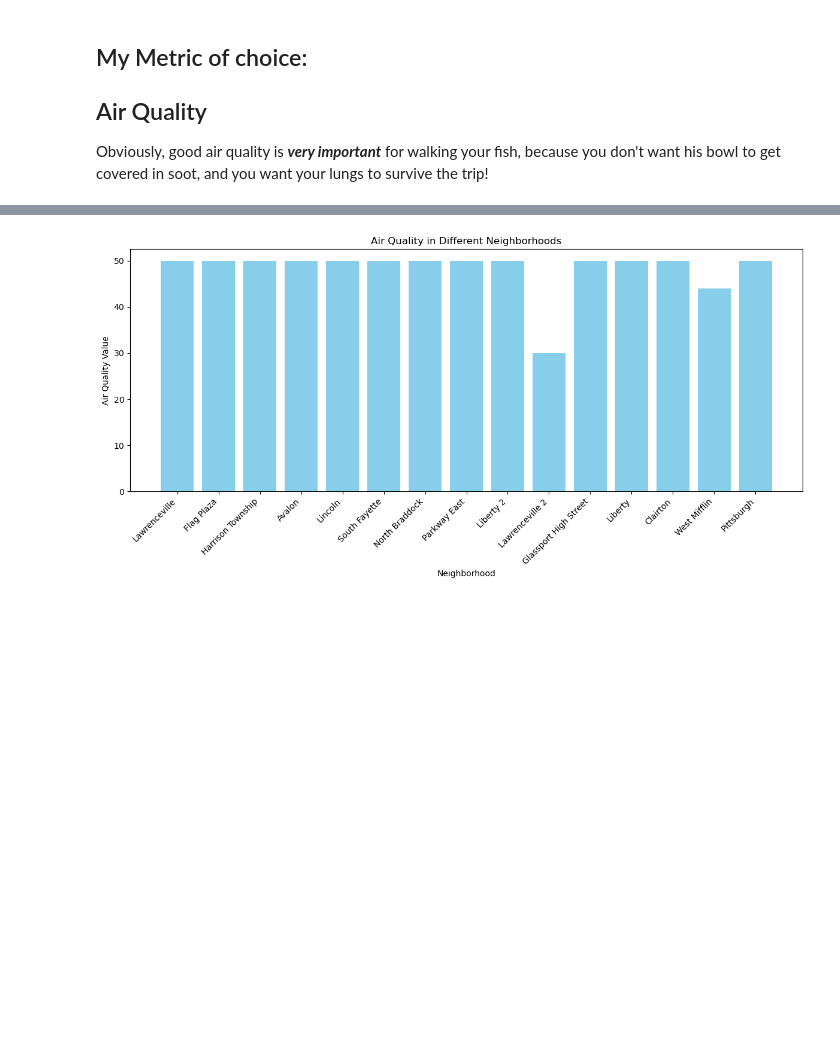
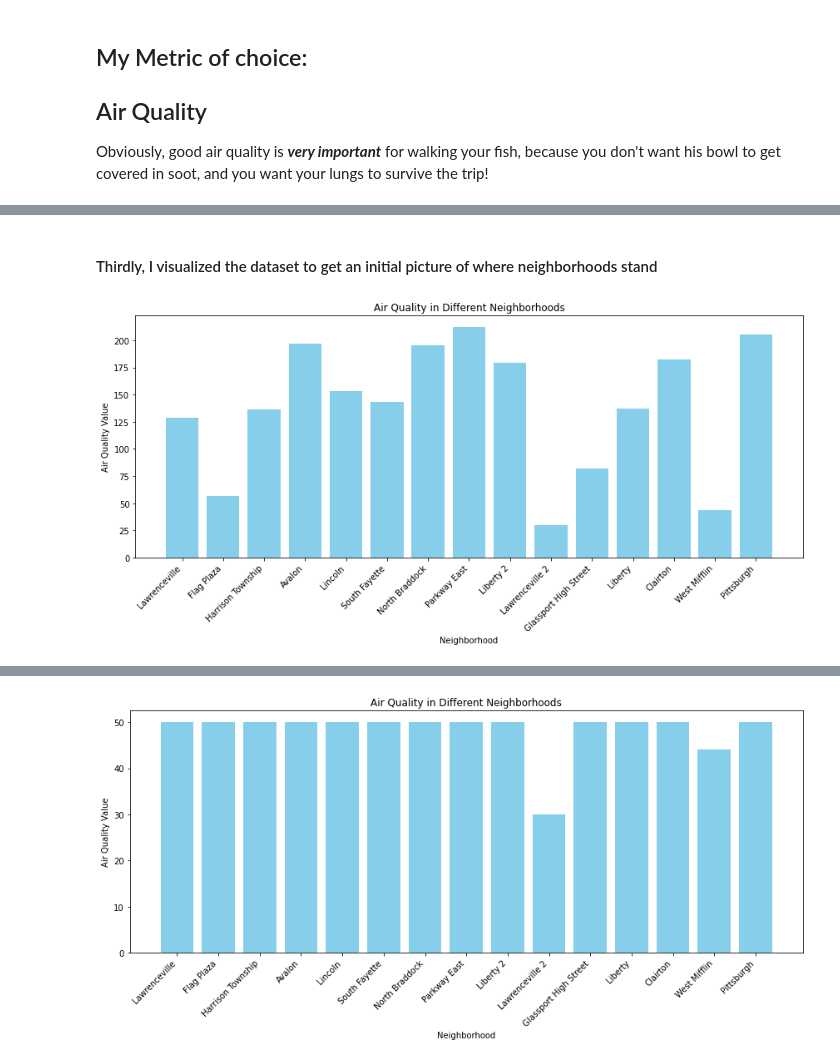
Before and after one commit to andrewnoonan2004/Final-project, a Jupyter notebook: Andrew.ipynb, the cells around one changed output, grey strips where cells are left out. Cells and saved outputs as stored; diff of their text form; code cells hidden in the pictures; blank space fills up the shorter version.

```diff
--- a/Andrew.ipynb
+++ b/Andrew.ipynb
@@ -5,0 +33,14 @@ Obviously, good air quality is ***very important*** for walking your fish, becau
+# %% [markdown]
+#### Thirdly, I visualized the dataset to get an initial picture of where neighborhoods stand
+# %%
+plt.figure(figsize=(12, 6))
+plt.bar(airQuality['site'], airQuality['index_value'], color='skyblue')
+plt.xlabel('Neighborhood')
+plt.ylabel('Air Quality Value')
+plt.title('Air Quality in Different Neighborhoods')
+plt.xticks(rotation=45, ha='right')  # Rotate x-axis labels for better readability
+plt.tight_layout()
+# Show the plot
+plt.show()
+# %% [output]
+[figure, added]
```
Also changed, not shown: parts of 10 cells of this notebook.
